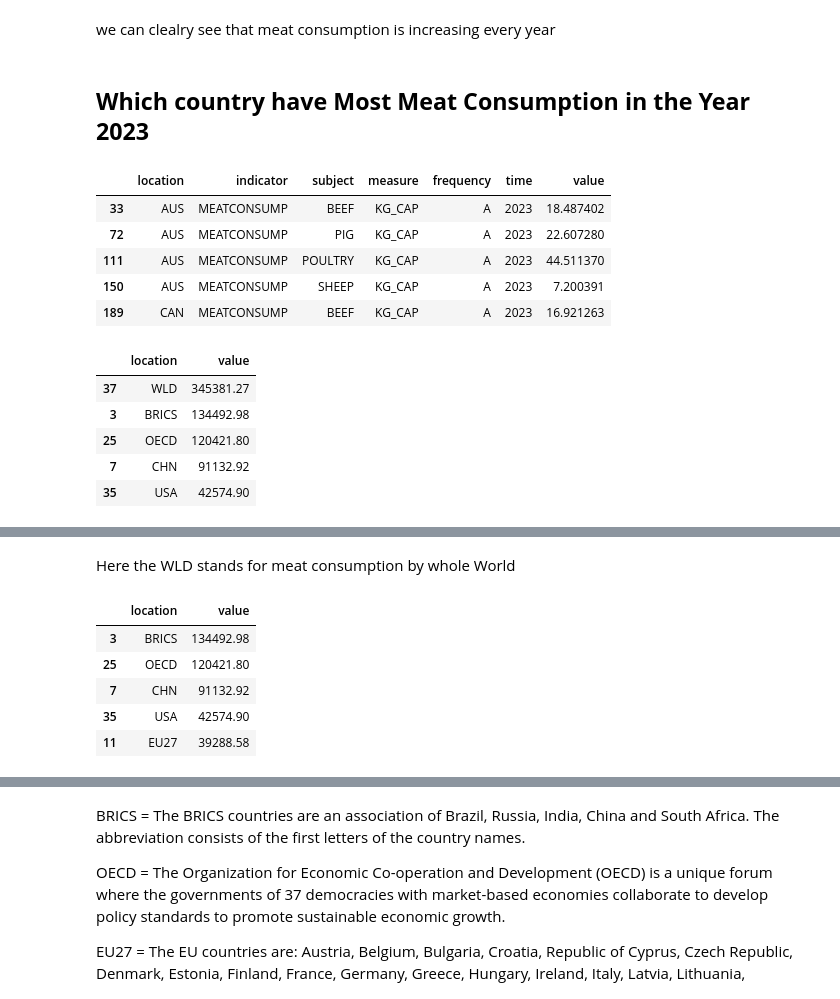
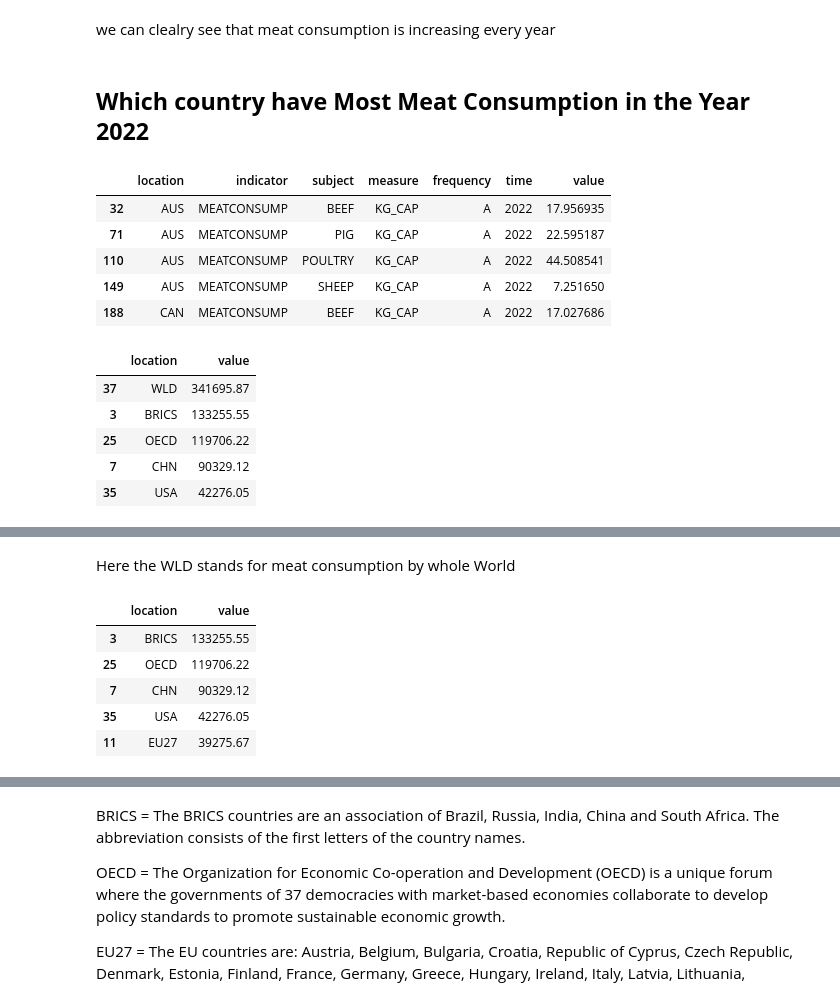
Before and after one commit to AliNaqvi110/Meat-Consumption-Analysis, a Jupyter notebook: meat-consumption-dataset-analysis.ipynb, the cells around one changed output, grey strips where cells are left out. Saved outputs shown, nothing was run; the diff lists cells and outputs as text; code cells hidden in the pictures.

Commit message:
Kaggle Notebook | Meat_Consumption_Dataset_Analysis | Version 2

```diff
--- a/meat-consumption-dataset-analysis.ipynb
+++ b/meat-consumption-dataset-analysis.ipynb
@@ -114,31 +120,31 @@ fig.show()
 # %% [markdown]
 we can clealry see that meat consumption is increasing every year
 # %% [markdown]
-## **Which country have Most Meat Consumption in the Year 2023**
+## **Which country have Most Meat Consumption in the Year 2022**
 # %%
 # first we have to filter data for the year 2023
-data_2023 = data[data['time'] == '2023']
-data_2023.head()
+data_2022 = data[data['time'] == '2022']
+data_2022.head()
 # %% [output]
 |  | location | indicator | subject | measure | frequency | time | value |
-| 33 | AUS | MEATCONSUMP | BEEF | KG_CAP | A | 2023 | 18.487402 |
-| 72 | AUS | MEATCONSUMP | PIG | KG_CAP | A | 2023 | 22.607280 |
-| 111 | AUS | MEATCONSUMP | POULTRY | KG_CAP | A | 2023 | 44.511370 |
-| 150 | AUS | MEATCONSUMP | SHEEP | KG_CAP | A | 2023 | 7.200391 |
-| 189 | CAN | MEATCONSUMP | BEEF | KG_CAP | A | 2023 | 16.921263 |
+| 32 | AUS | MEATCONSUMP | BEEF | KG_CAP | A | 2022 | 17.956935 |
+| 71 | AUS | MEATCONSUMP | PIG | KG_CAP | A | 2022 | 22.595187 |
+| 110 | AUS | MEATCONSUMP | POULTRY | KG_CAP | A | 2022 | 44.508541 |
+| 149 | AUS | MEATCONSUMP | SHEEP | KG_CAP | A | 2022 | 7.251650 |
+| 188 | CAN | MEATCONSUMP | BEEF | KG_CAP | A | 2022 | 17.027686 |
 # %%
 # Now we can group data on each country
-data_2023_country = data_2023.groupby('location').sum()['value'].round(2).reset_index()
-data_2023_country.sort_values(by='value', ascending=False, inplace=True)
-data_2023_country = data_2023_country.head(10)
-data_2023_country.head()
+data_2022_country = data_2022.groupby('location').sum()['value'].round(2).reset_index()
+data_2022_country.sort_values(by='value', ascending=False, inplace=True)
+data_2022_country = data_2022_country.head(10)
+data_2022_country.head()
 # %% [output]
 |  | location | value |
-| 37 | WLD | 345381.27 |
-| 3 | BRICS | 134492.98 |
-| 25 | OECD | 120421.80 |
-| 7 | CHN | 91132.92 |
-| 35 | USA | 42574.90 |
+| 37 | WLD | 341695.87 |
+| 3 | BRICS | 133255.55 |
+| 25 | OECD | 119706.22 |
+| 7 | CHN | 90329.12 |
+| 35 | USA | 42276.05 |
 # %%
 import plotly.graph_objects as go
 
@@ -153,15 +159,15 @@ fig.show()
 Here the WLD stands for meat consumption by whole World
 # %%
 # lets skip th whole world
-data_2023_country1 = data_2023_country[data_2023_country['location'] != 'WLD']
-data_2023_country1.head()
+data_2022_country1 = data_2022_country[data_2022_country['location'] != 'WLD']
+data_2022_country1.head()
 # %% [output]
 |  | location | value |
-| 3 | BRICS | 134492.98 |
-| 25 | OECD | 120421.80 |
-| 7 | CHN | 91132.92 |
-| 35 | USA | 42574.90 |
-| 11 | EU27 | 39288.58 |
+| 3 | BRICS | 133255.55 |
+| 25 | OECD | 119706.22 |
+| 7 | CHN | 90329.12 |
+| 35 | USA | 42276.05 |
+| 11 | EU27 | 39275.67 |
 # %%
 import plotly.graph_objects as go
 
```
Also changed, not shown: parts of 27 cells of this notebook.
